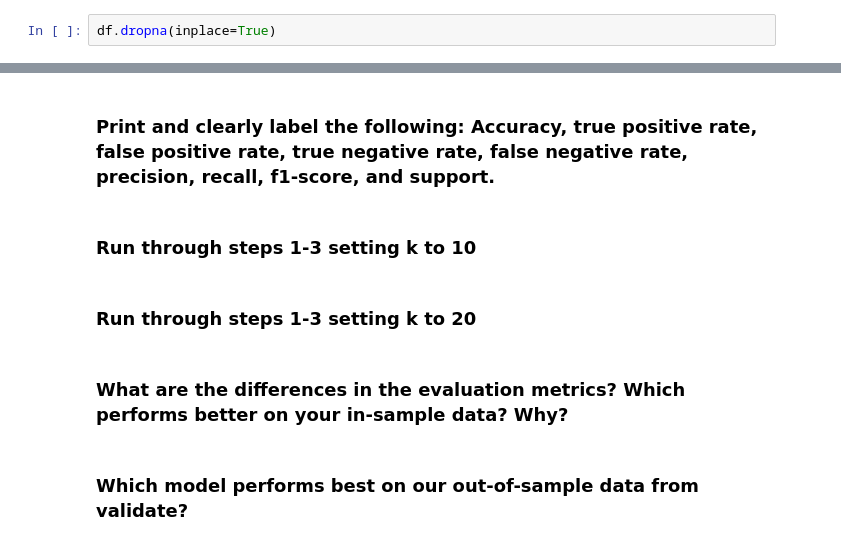
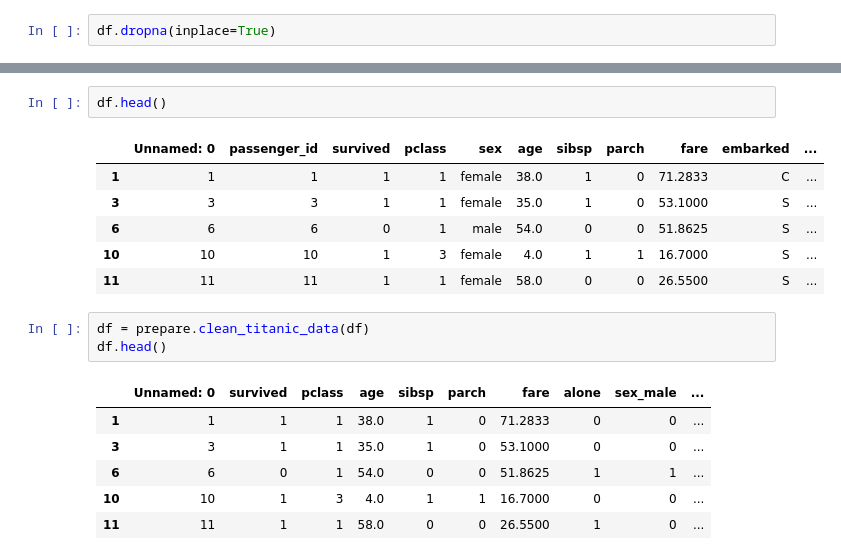
Before and after one commit to scottmattes1/classification-exercises, a Jupyter notebook: knn_model.ipynb, the cells around one changed output, grey strips where cells are left out. Cells and saved outputs as stored; diff of their text form.

```diff
--- a/knn_model.ipynb
+++ b/knn_model.ipynb
@@ -247,10 +21,19 @@ model_set
-# %% [markdown]
-### Print and clearly label the following: Accuracy, true positive rate, false positive rate, true negative rate, false negative rate, precision, recall, f1-score, and support.
-# %% [markdown]
-### Run through steps 1-3 setting k to 10
-# %% [markdown]
-### Run through steps 1-3 setting k to 20
-# %% [markdown]
-### What are the differences in the evaluation metrics? Which performs better on your in-sample data? Why?
-# %% [markdown]
-### Which model performs best on our out-of-sample data from validate?
+# %%
+df.head()
+# %% [output]
+|  | Unnamed: 0 | passenger_id | survived | pclass | sex | age | sibsp | parch | fare | embarked | ... |
+| 1 | 1 | 1 | 1 | 1 | female | 38.0 | 1 | 0 | 71.2833 | C | ... |
+| 3 | 3 | 3 | 1 | 1 | female | 35.0 | 1 | 0 | 53.1000 | S | ... |
+| 6 | 6 | 6 | 0 | 1 | male | 54.0 | 0 | 0 | 51.8625 | S | ... |
+| 10 | 10 | 10 | 1 | 3 | female | 4.0 | 1 | 1 | 16.7000 | S | ... |
+| 11 | 11 | 11 | 1 | 1 | female | 58.0 | 0 | 0 | 26.5500 | S | ... |
+# %%
+df = prepare.clean_titanic_data(df)
+df.head()
+# %% [output]
+|  | Unnamed: 0 | survived | pclass | age | sibsp | parch | fare | alone | sex_male | ... |
+| 1 | 1 | 1 | 1 | 38.0 | 1 | 0 | 71.2833 | 0 | 0 | ... |
+| 3 | 3 | 1 | 1 | 35.0 | 1 | 0 | 53.1000 | 0 | 0 | ... |
+| 6 | 6 | 0 | 1 | 54.0 | 0 | 0 | 51.8625 | 1 | 1 | ... |
+| 10 | 10 | 1 | 3 | 4.0 | 1 | 1 | 16.7000 | 0 | 0 | ... |
+| 11 | 11 | 1 | 1 | 58.0 | 0 | 0 | 26.5500 | 1 | 0 | ... |
```
Also changed, not shown: parts of 52 cells of this notebook.
